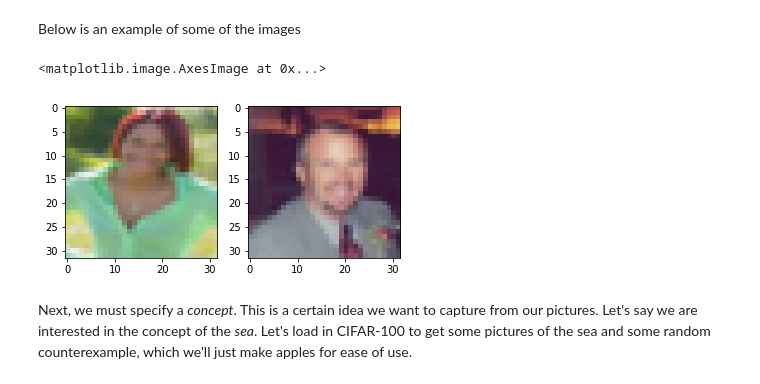
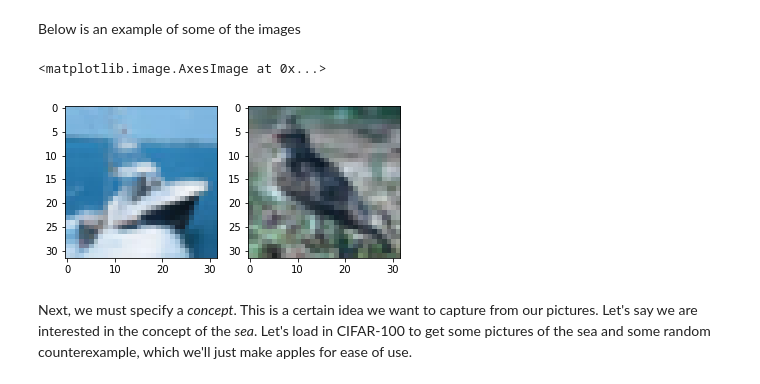
Before and after one commit to pnxenopoulos/cav-keras, a Jupyter notebook: docs/examples/cifar_intro_example.ipynb, the cells around one changed output. Cells and saved outputs as stored; diff of their text form; code cells hidden in the pictures.

```diff
--- a/docs/examples/cifar_intro_example.ipynb
+++ b/docs/examples/cifar_intro_example.ipynb
@@ -24,27 +27,27 @@ np.random.seed(1996)
 # %% [markdown]
 First we must import some images from CIFAR-10. We will import the _ships_ and the _dog_ images.
 # %%
-(x_train, y_train), (x_test, y_test) = cifar100.load_data()
+(x_train, y_train), (x_test, y_test) = cifar10.load_data()
 
 # Keep airplanes (5) and ships (8) from CIFAR-10
-women = y_train == [98]
-men = y_train == [46]
-indices = women + men
-indx_to_use = [i for i, x in enumerate(indices) if x]
+ships = y_train == [8]
+ship_indx = [i for i, x in enumerate(ships) if x]
+x_train_class_one = x_train[ship_indx]
+other = y_train == [2]
+other_indx = [i for i, x in enumerate(other) if x]
+x_train_class_two = x_train[other_indx]
 
-x_train = x_train[indx_to_use]
-y_train = y_train[indx_to_use]
-
-y_train = (y_train == 46).astype(int)
-y_train = np.concatenate(y_train).ravel().tolist()
+x_train = np.append(x_train_class_one, x_train_class_two, axis = 0)
+y_train = [1] * 5000
+y_train = y_train + [0] * 5000
 # %% [markdown]
 Below is an example of some of the images
 # %%
 f, axarr = plt.subplots(1,2)
 axarr[0].imshow(x_train[0])
-axarr[1].imshow(x_train[2])
+axarr[1].imshow(x_train[7777])
 # %% [output]
 <matplotlib.image.AxesImage at 0x...>
-[figure, old version]
+[figure, new version]
 # %% [markdown]
 Next, we must specify a _concept_. This is a certain idea we want to capture from our pictures. Let's say we are interested in the concept of the _sea_. Let's load in CIFAR-100 to get some pictures of the sea and some random counterexample, which we'll just make apples for ease of use.
```
Also changed, not shown: parts of 28 cells of this notebook, 1 other file.
